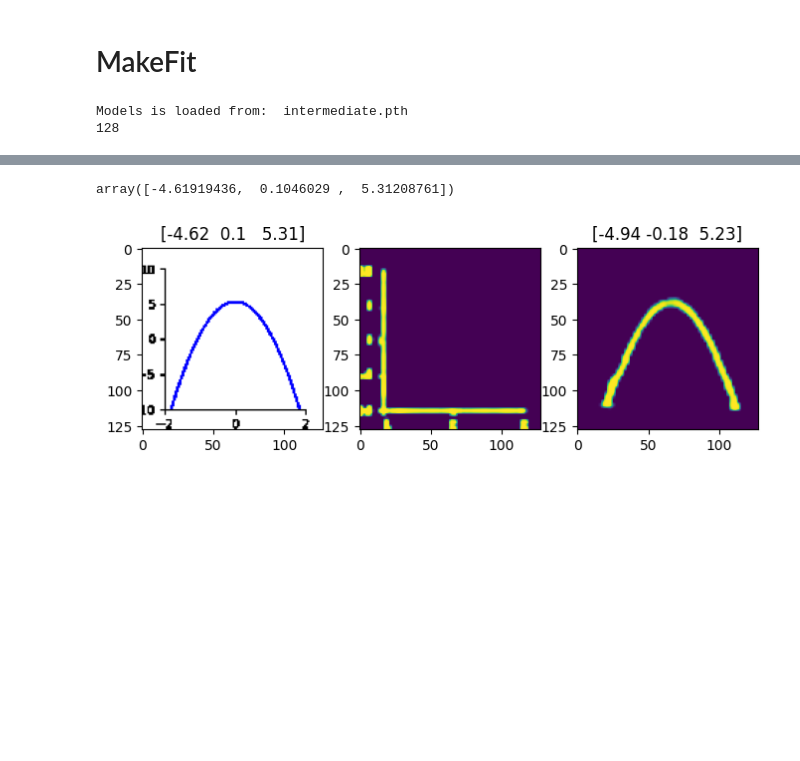
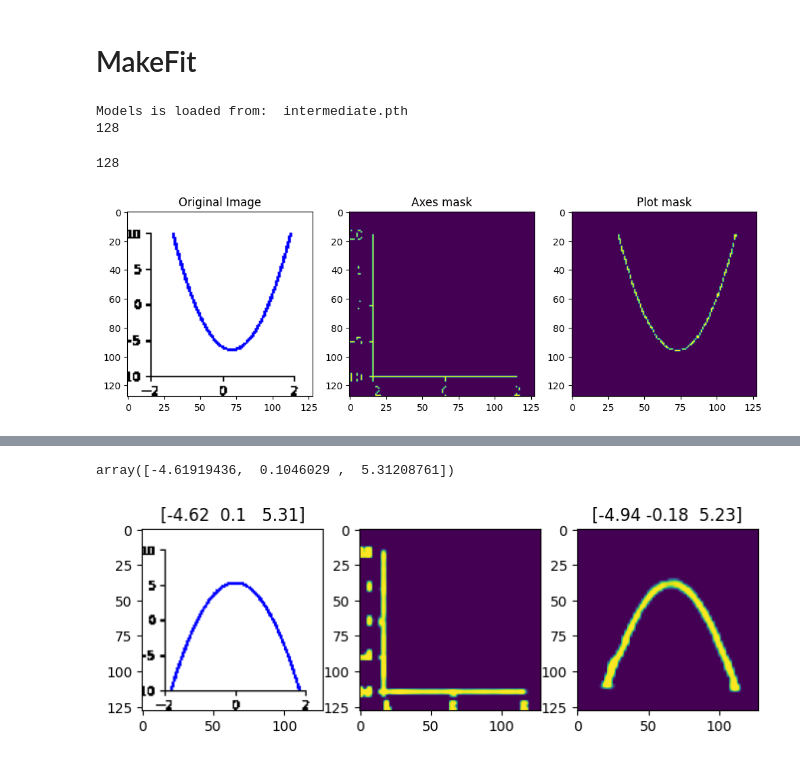
Before and after one commit to khachaturyan-1991/PlotExtract, a Jupyter notebook: WorkingBeast.ipynb, the cells around one changed output, grey strips where cells are left out. Drawn from its saved outputs; the diff is of its cells as text; code cells hidden in the pictures; blank space fills up the shorter version.

```diff
--- a/WorkingBeast.ipynb
+++ b/WorkingBeast.ipynb
@@ -643,3 +649,21 @@ img, mask = next(iter(test_dataloader))
 # %% [output]
 Models is loaded from:  intermediate.pth
 128
+# %%
+test_dataloader = create_dataloader(mode="test", num_samples=128, batch_size=32, shuffle=False, img_size=128)
+img, mask = next(iter(test_dataloader))
+
+n = 3
+img = img[n]
+mask = mask[n]
+_, ax = plt.subplots(1, 3, figsize = (12, 4))
+ax[0].imshow(np.transpose(img, (1, 2, 0)))
+ax[0].set_title("Original Image")
+ax[1].imshow(mask[0])
+ax[1].set_title("Axes mask")
+ax[2].imshow(mask[1])
+ax[2].set_title("Plot mask")
+plt.show()
+# %% [output]
+128
+[figure, added]
```
Also changed, not shown: parts of 23 cells of this notebook, 1 other file.
